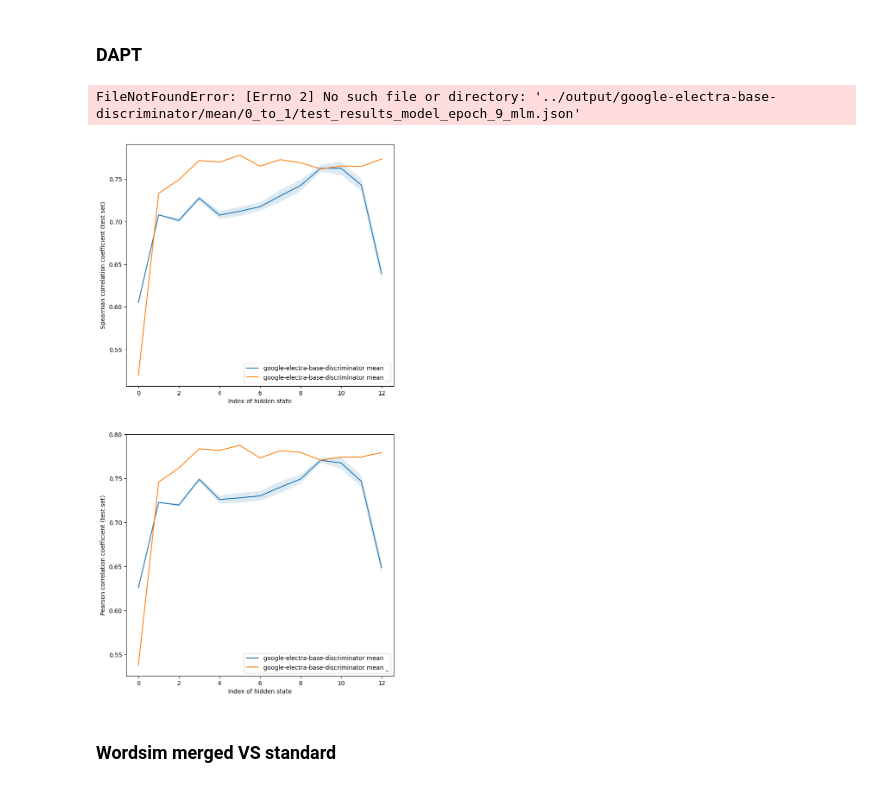
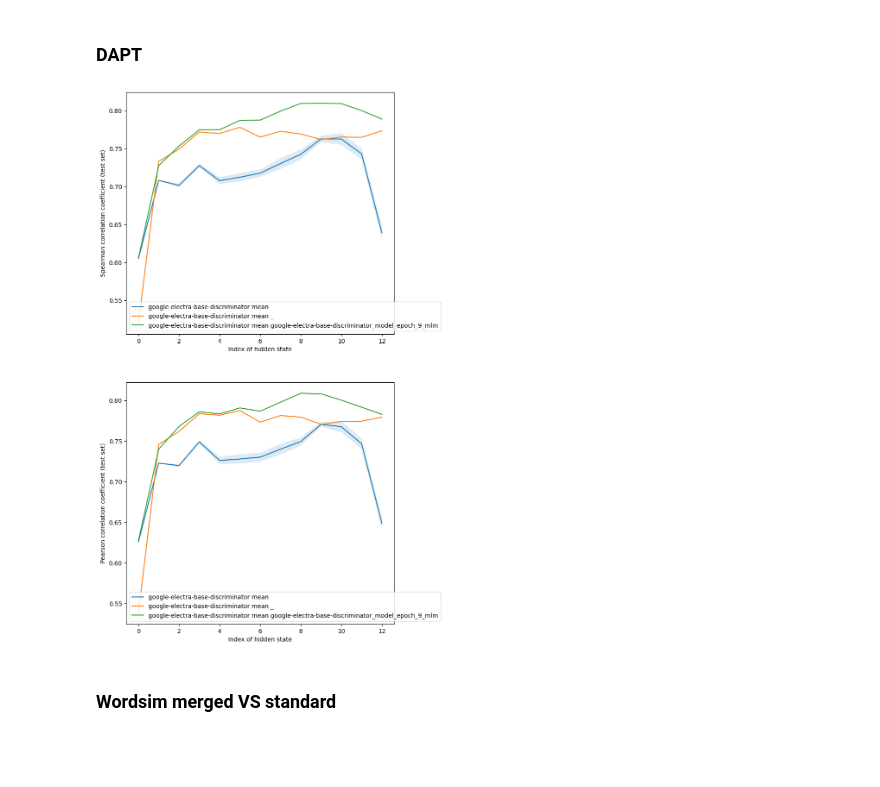
Before and after one commit to ir2718/similarity-embedding-quality, a Jupyter notebook: notebooks/comparison2.ipynb, the cells around one changed output. Saved outputs shown, nothing was run; the diff lists cells and outputs as text; code cells hidden in the pictures; blank space fills up the shorter version.

```diff
--- a/notebooks/comparison2.ipynb
+++ b/notebooks/comparison2.ipynb
@@ -57,13 +57,12 @@ def plot_func(models, dataset="", unsupervised="", loaded=[""]):
 # %%
 models = [
     #("bert-base-cased", ["mean"], 13),
     ("google-electra-base-discriminator", ["mean"], 13),
 ]
 
-plot_func(models, loaded=["", "_", "_model_epoch_9_mlm"])
+plot_func(models, loaded=["", "_", "google-electra-base-discriminator_model_epoch_9_mlm"])
 # %% [output]
-FileNotFoundError: [Errno 2] No such file or directory: '../output/google-electra-base-discriminator/mean/0_to_1/test_results_model_epoch_9_mlm.json'
-[figure, old version]
+[figure, new version]
 # %% [markdown]
 ### Wordsim merged VS standard
 # %%
```
